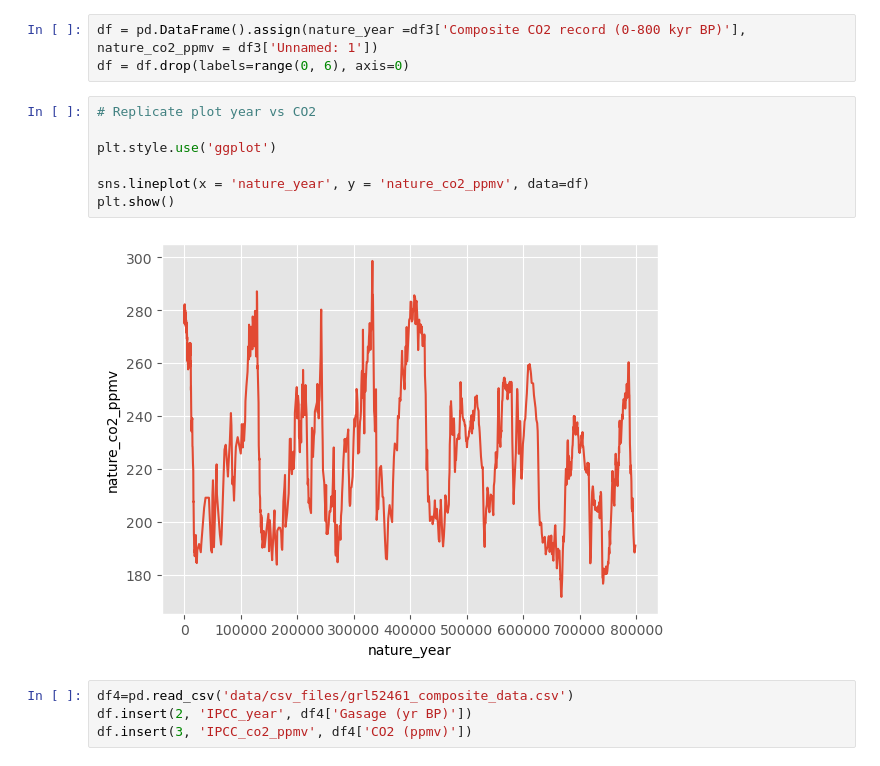
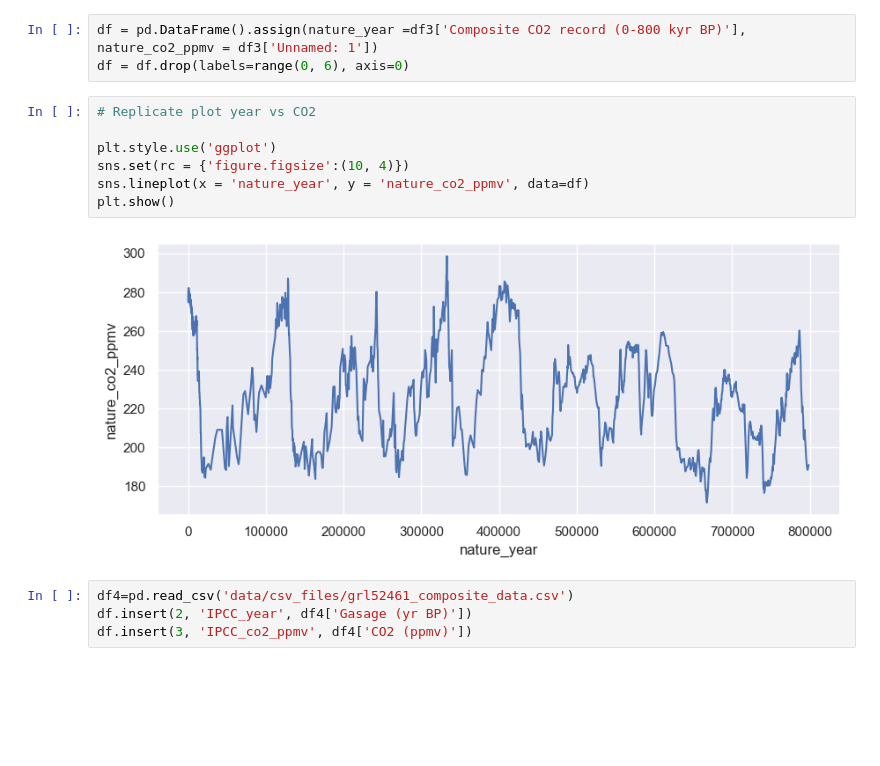
Before and after one commit to decvfox/PfDA_Project_2, a Jupyter notebook: project_2.ipynb, the cells around one changed output. Saved outputs shown, nothing was run; the diff lists cells and outputs as text; blank space fills up the shorter version.

```diff
--- a/project_2.ipynb
+++ b/project_2.ipynb
@@ -49,12 +49,12 @@ df = df.drop(labels=range(0, 6), axis=0)
 # %%
 # Replicate plot year vs CO2
 
 plt.style.use('ggplot')
-
+sns.set(rc = {'figure.figsize':(10, 4)})
 sns.lineplot(x = 'nature_year', y = 'nature_co2_ppmv', data=df)
 plt.show()
 # %% [output]
-[figure, old version]
+[figure, new version]
 # %%
 df4=pd.read_csv('data/csv_files/grl52461_composite_data.csv')
 df.insert(2, 'IPCC_year', df4['Gasage (yr BP)'])
```
Also changed, not shown: parts of 4 cells of this notebook.
